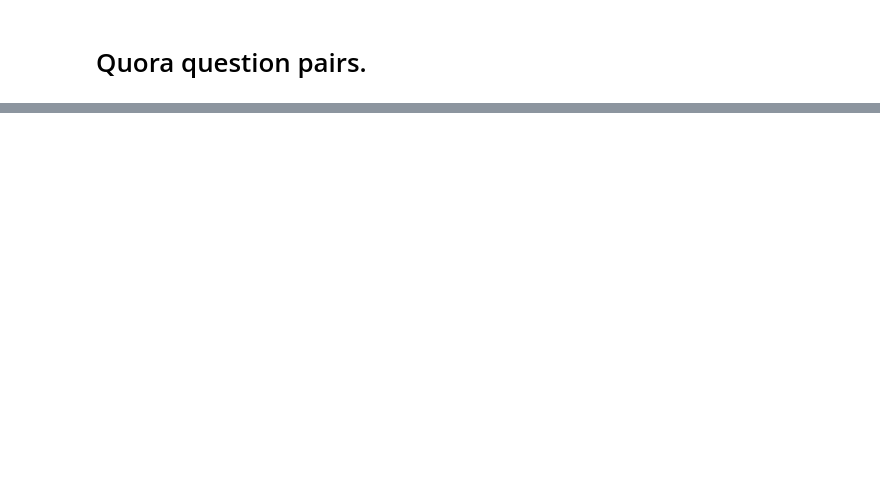
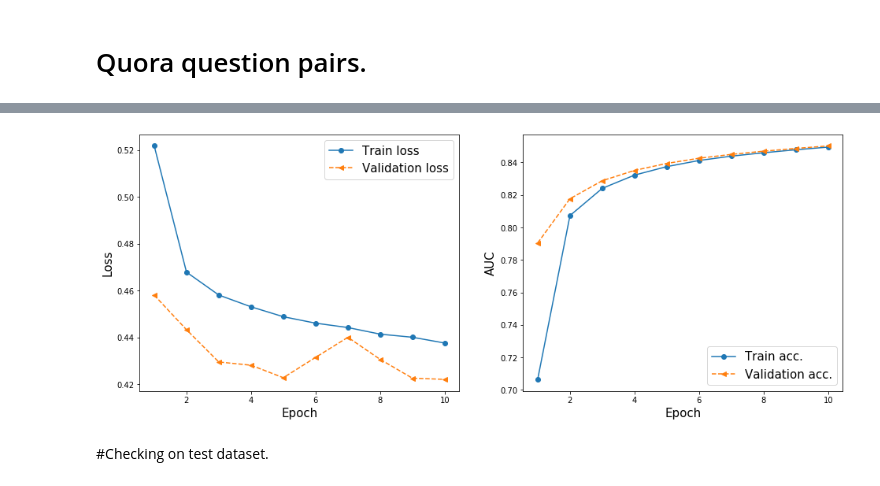
Before and after one commit to klekomtsev/text_classification_and_similarity, a Jupyter notebook: quora_questions_similarity/quora_questions_similarity.ipynb, the cells around one changed output, grey strips where cells are left out. Drawn from its saved outputs; the diff is of its cells as text; code cells hidden in the pictures; blank space fills up the shorter version.

```diff
--- a/quora_questions_similarity/quora_questions_similarity.ipynb
+++ b/quora_questions_similarity/quora_questions_similarity.ipynb
@@ -219,0 +329,17 @@ test_data = ds_test.padded_batch(
+# %%
+import keras
+tbCallBack = keras.callbacks.TensorBoard(log_dir='/content/gdrive/My Drive/Colab Notebooks/capstone2/quora_questions_similarity/Graph',
+                                         histogram_freq=0,
+                                         write_graph=True,
+                                         write_images=True)
+# %%
+train_features=train[['char_match_count','word_match_count','cosine_similarity']]
+# %%
+deprecation._PRINT_DEPRECATION_WARNINGS = False
+one_shot_model_history = one_shot_model.fit([sequences_train_q1_padded, sequences_train_q2_padded,train_features],
+                                            train.is_duplicate,
+                                            epochs=NB_EPOCHS,
+                                            validation_split=VALIDATION_SPLIT,
+                                            batch_size=BATCH_SIZE,
+                                            callbacks=[tbCallBack],
+                                            initial_epoch = 0)
@@ -219,0 +364,28 @@ test_data = ds_test.padded_batch(
+# %%
+import matplotlib.pyplot as plt
+def plot_train_valid(model_history):
+    hist = model_history.history
+    x_arr = np.arange(len(hist['loss'])) + 1
+
+    fig = plt.figure(figsize=(16, 6))
+    ax = fig.add_subplot(1, 2, 1)
+    ax.plot(x_arr, hist['loss'], '-o', label='Train loss')
+    ax.plot(x_arr, hist['val_loss'], '--<', label='Validation loss')
+    ax.legend(fontsize=15)
+    ax.set_xlabel('Epoch', size=15)
+    ax.set_ylabel('Loss', size=15)
+
+    ax = fig.add_subplot(1, 2, 2)
+    ax.plot(x_arr, hist['auc'], '-o', label='Train acc.')
+    ax.plot(x_arr, hist['val_auc'], '--<', label='Validation acc.')
+    ax.legend(fontsize=15)
+    ax.set_xlabel('Epoch', size=15)
+    ax.set_ylabel('AUC', size=15)
+
+    return plt.show()
+# %%
+plot_train_valid(one_shot_model_history)
+# %% [output]
+[figure, added]
+# %% [markdown]
+#Checking on test dataset.
```
Also changed, not shown: parts of 65 cells of this notebook.
